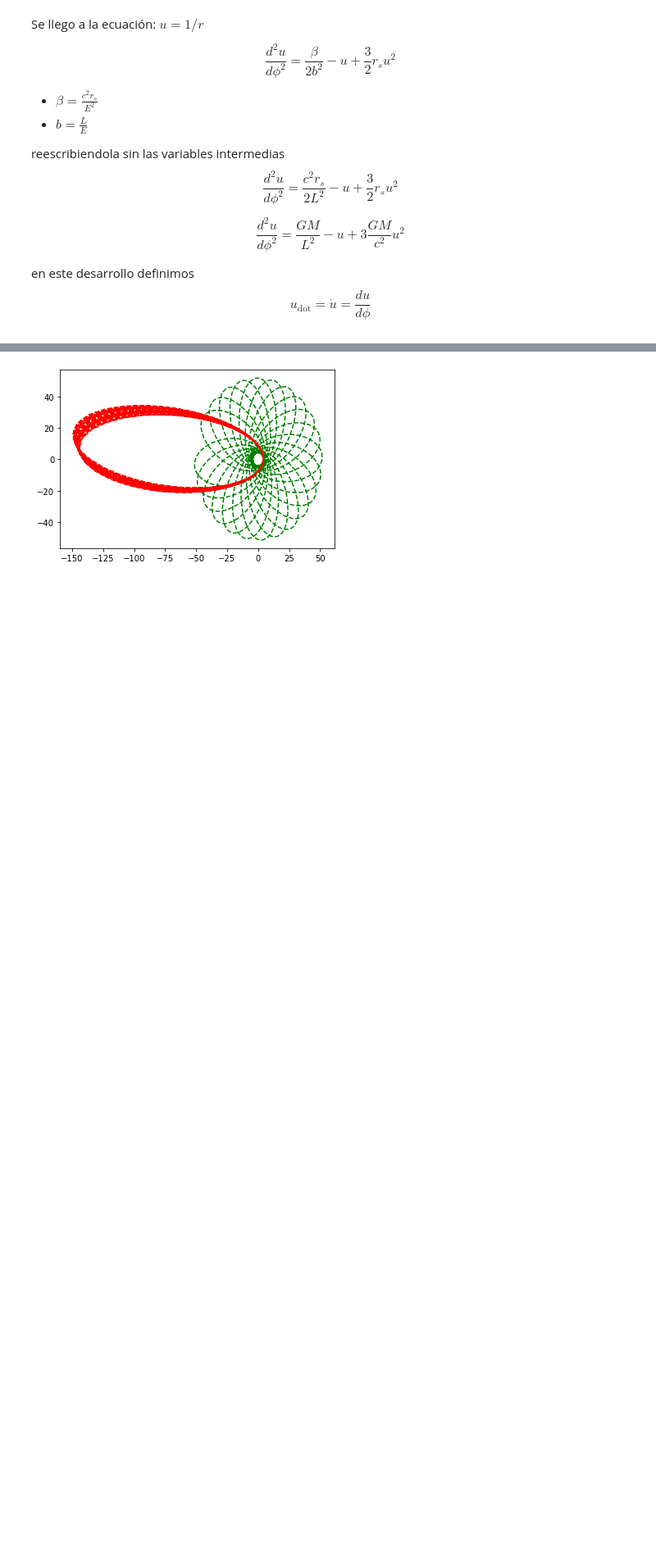
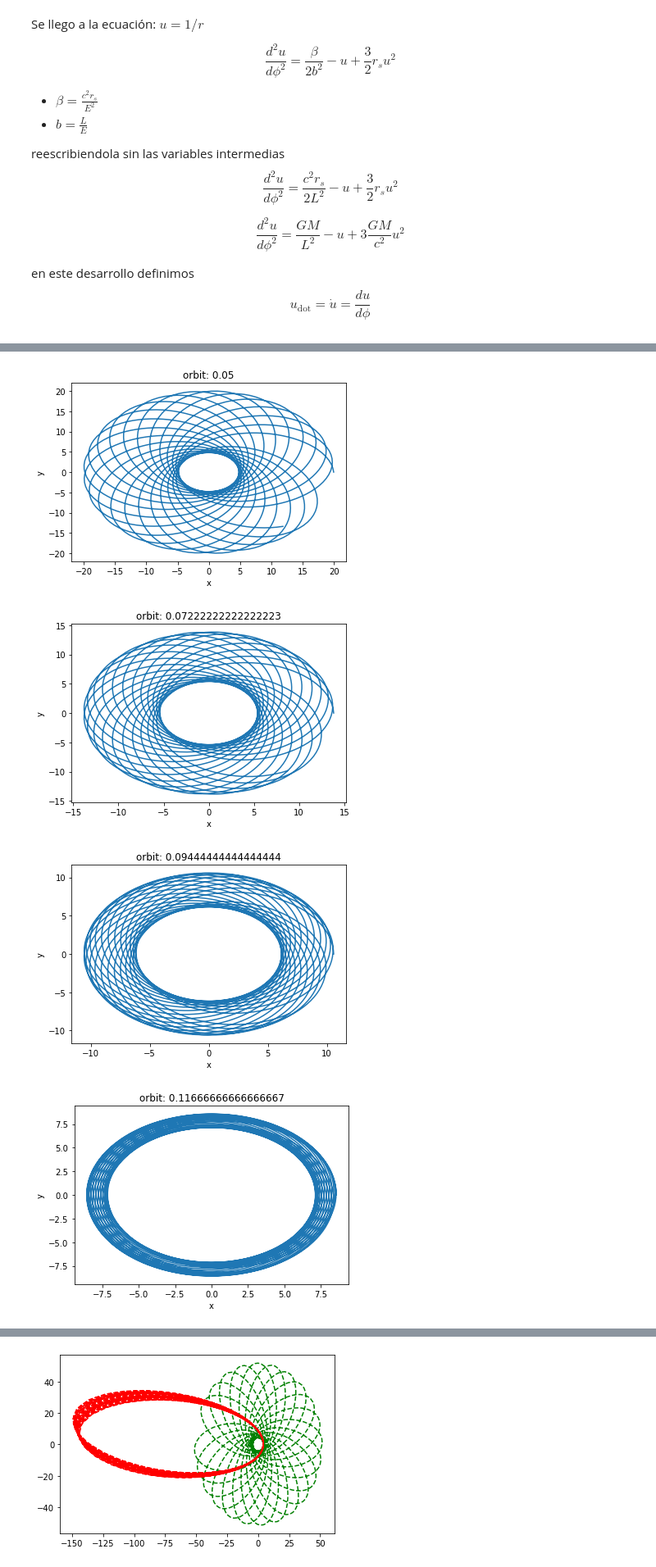
Before and after one commit to fbientrigo/machine-learning-physics, a Jupyter notebook: data_generation/orbits/generate_data.ipynb, the cells around one changed output, grey strips where cells are left out. Shown at 82% size. Drawn from its saved outputs; the diff is of its cells as text; code cells hidden in the pictures; blank space fills up the shorter version.

Commit message:
data generation to many initial conditions

```diff
--- a/data_generation/orbits/generate_data.ipynb
+++ b/data_generation/orbits/generate_data.ipynb
@@ -263,0 +249,4 @@ data_export.to_csv('heun_c100_u021.csv')
+# %%
+# dominio de u
+u_array = np.linspace(0.05,0.25,10)
+u_array
@@ -263,0 +256,3 @@ data_export.to_csv('heun_c100_u021.csv')
+# %%
+for u0 in u_array:
+    print(f"{u0 *100 :.0f}")
@@ -263,0 +270,19 @@ data_export.to_csv('heun_c100_u021.csv')
+# %%
+udot0 = 0.0       # derivada inicial, osea du/dphi
+for u0 in u_array:
+    t, tau, r, rvel, phi, u, udot = integration_heun(N, G, M, L, E,
+        u0, udot0, phi0, dphi,c=c, get='all')
+
+    plt.title(f'orbit: {u0}')
+    plt.show()
+
+    # exporting
+    data_export = pd.DataFrame({'phi':phi,'t': t,'tau':tau,'r': r,
+        'rdot':rvel, 'u':u, 'udot': udot})
+
+    data_export.to_csv(f'heun_c{c}_u00{u0 *100 :.0f}.csv')
+# %% [output]
+[figure, added]
+[figure, added]
+[figure, added]
+[figure, added]
```
Also changed, not shown: parts of 8 cells of this notebook, 36 other files.
